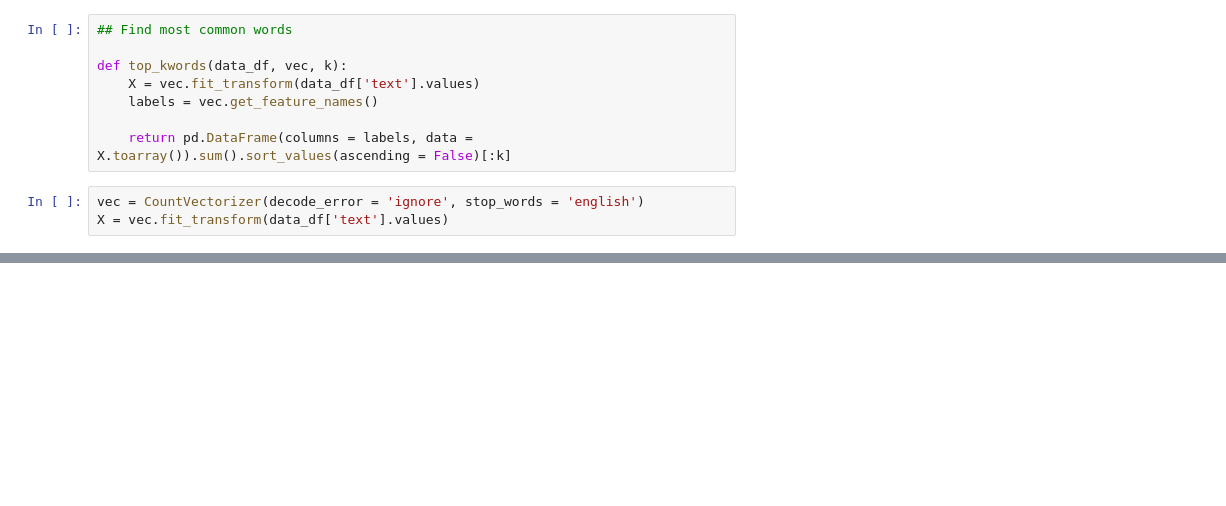
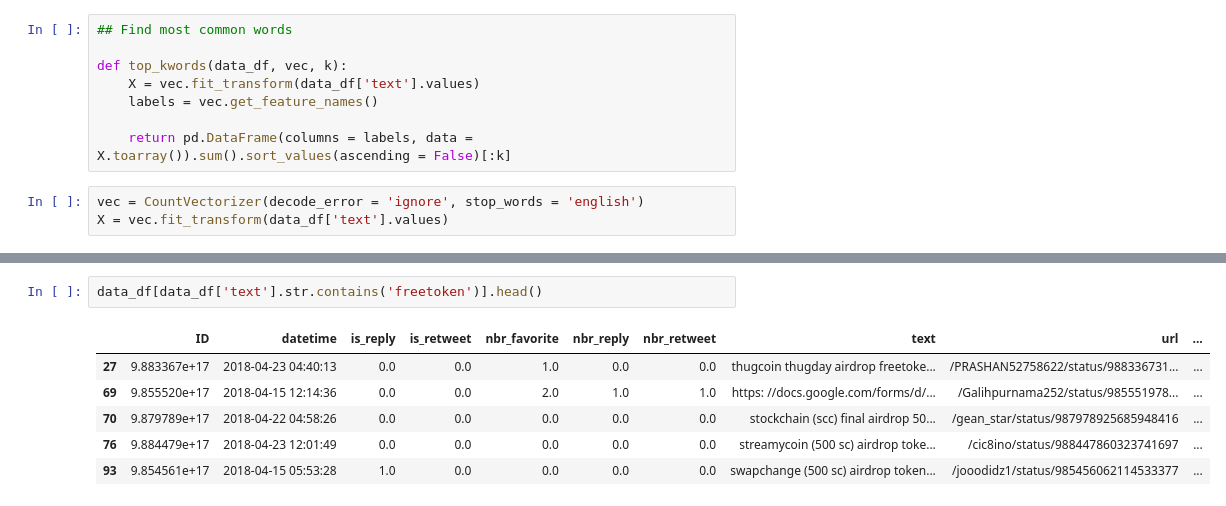
Before and after one commit to bfine9618/cis519proj, a Jupyter notebook: SpamFilter.ipynb, the cells around one changed output, grey strips where cells are left out. Cells and saved outputs as stored; diff of their text form; blank space fills up the shorter version.

```diff
--- a/SpamFilter.ipynb
+++ b/SpamFilter.ipynb
@@ -53,0 +90,9 @@ dtype: int64
+# %%
+data_df[data_df['text'].str.contains('freetoken')].head()
+# %% [output]
+|  | ID | datetime | is_reply | is_retweet | nbr_favorite | nbr_reply | nbr_retweet | text | url | ... |
+| 27 | 9.883367e+17 | 2018-04-23 04:40:13 | 0.0 | 0.0 | 1.0 | 0.0 | 0.0 | thugcoin thugday airdrop freetoke... | /PRASHAN52758622/status/988336731... | ... |
+| 69 | 9.855520e+17 | 2018-04-15 12:14:36 | 0.0 | 0.0 | 2.0 | 1.0 | 1.0 | https: //docs.google.com/forms/d/... | /Galihpurnama252/status/985551978... | ... |
+| 70 | 9.879789e+17 | 2018-04-22 04:58:26 | 0.0 | 0.0 | 0.0 | 0.0 | 0.0 | stockchain (scc) final airdrop 50... | /gean_star/status/987978925685948416 | ... |
+| 76 | 9.884479e+17 | 2018-04-23 12:01:49 | 0.0 | 0.0 | 0.0 | 0.0 | 0.0 | streamycoin (500 sc) airdrop toke... | /cic8ino/status/988447860323741697 | ... |
+| 93 | 9.854561e+17 | 2018-04-15 05:53:28 | 1.0 | 0.0 | 0.0 | 0.0 | 0.0 | swapchange (500 sc) airdrop token... | /jooodidz1/status/985456062114533377 | ... |
```
Also changed, not shown: parts of 28 cells of this notebook.
